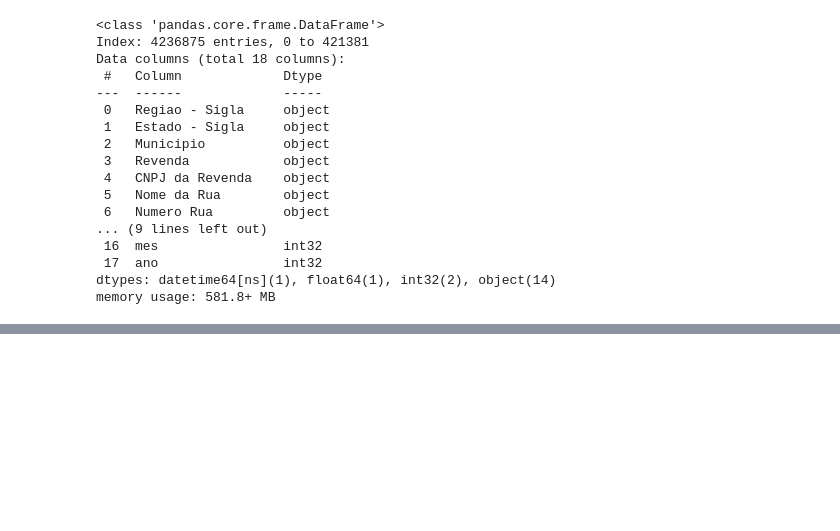
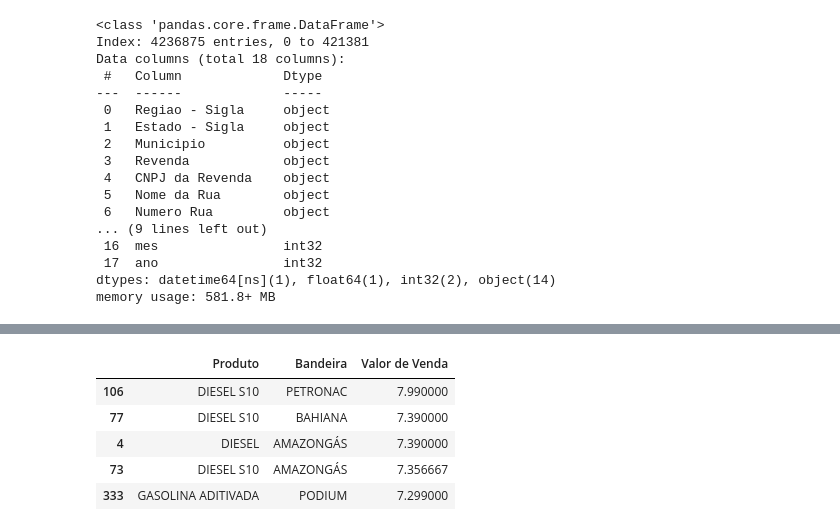
Before and after one commit to vivian-assis/aulasenacbigdata, a Jupyter notebook: AtividadeAnaliseCombustiveis.ipynb, the cells around one changed output, grey strips where cells are left out. Saved outputs shown, nothing was run; the diff lists cells and outputs as text; code cells hidden in the pictures; blank space fills up the shorter version.

```diff
--- a/AtividadeAnaliseCombustiveis.ipynb
+++ b/AtividadeAnaliseCombustiveis.ipynb
@@ -80,0 +90,14 @@ dfmes_gasXadv
+# %%
+df_valores = df.groupby(['Produto','Bandeira'])['Valor de Venda'].mean().reset_index()
+df_valores
+df_maiorvalor = df_valores.sort_values(by='Valor de Venda',ascending=False).head(5)
+df_menorvalor = df_valores.sort_values(by='Valor de Venda',ascending=False).tail(5)
+# %%
+df_maiorvalor
+# %% [output]
+|  | Produto | Bandeira | Valor de Venda |
+| 106 | DIESEL S10 | PETRONAC | 7.990000 |
+| 77 | DIESEL S10 | BAHIANA | 7.390000 |
+| 4 | DIESEL | AMAZONGÁS | 7.390000 |
+| 73 | DIESEL S10 | AMAZONGÁS | 7.356667 |
+| 333 | GASOLINA ADITIVADA | PODIUM | 7.299000 |
```
Also changed, not shown: parts of 8 cells of this notebook.
